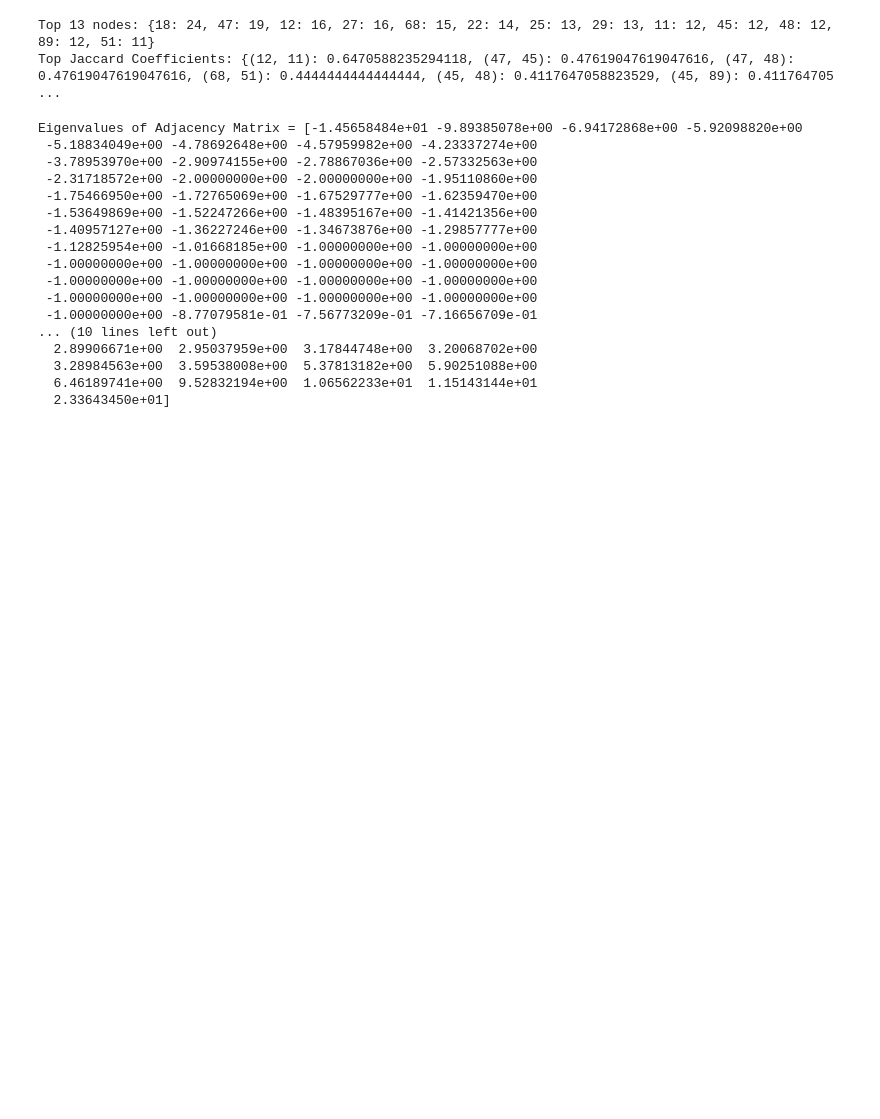
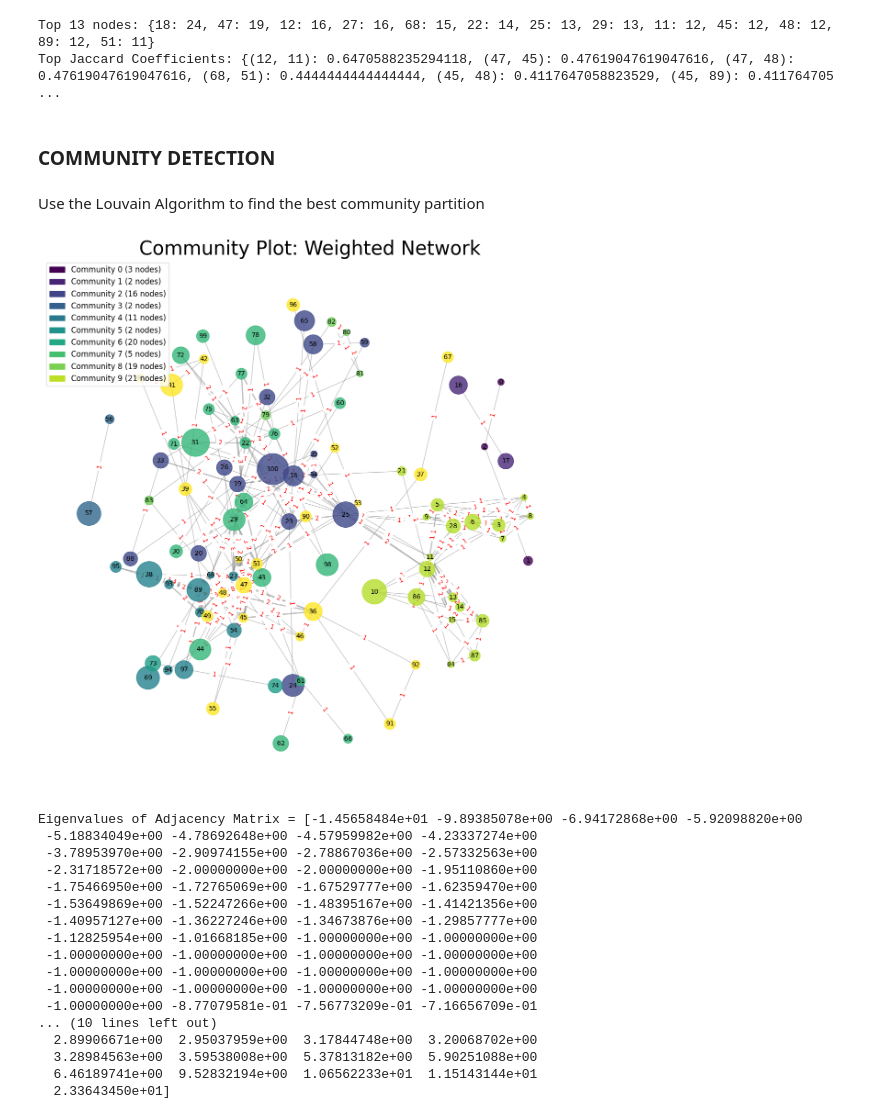
Before and after one commit to Enri98/mafia-network, a Jupyter notebook: project.ipynb, the cells around one changed output. Cells and saved outputs as stored; diff of their text form; code cells hidden in the pictures; blank space fills up the shorter version.

```diff
--- a/project.ipynb
+++ b/project.ipynb
@@ -730,6 +758,53 @@ print(f'Top Jaccard Coefficients: {dict(itertools.islice(dict(sorted(jaccard_coe
 # %% [output]
 Top 13 nodes: {18: 24, 47: 19, 12: 16, 27: 16, 68: 15, 22: 14, 25: 13, 29: 13, 11: 12, 45: 12, 48: 12, 89: 12, 51: 11}
 Top Jaccard Coefficients: {(12, 11): 0.6470588235294118, (47, 45): 0.47619047619047616, (47, 48): 0.47619047619047616, (68, 51): 0.4444444444444444, (45, 48): 0.4117647058823529, (45, 89): 0.411764705 ...
+# %% [markdown]
+### COMMUNITY DETECTION
+# %% [markdown]
+Use the Louvain Algorithm to find the best community partition
+# %%
+communities = community.louvain_communities(G, weight='weight', seed=69)
+# %%
+node_community = {}
+for i, community in enumerate(communities):
+    for node in community:
+        node_community[node] = i
+# %%
+# Visualize the graph
+plt.figure(figsize=(15, 15))
+
+# Use spring layout with a higher k value to spread nodes apart
+pos = nx.spring_layout(G, k=0.5)
+cmap = plt.get_cmap('viridis')
+
+# Drawing nodes
+# node_sizes = [degree[node] * 100 for node in G.nodes()]
+nx.draw_networkx_nodes(G, pos, node_community.keys(), node_size=node_sizes, cmap=cmap, node_color=list(node_community.values()), alpha=0.8)
+
+# Drawing edges
+edge_weights = [G[u][v]['weight'] for u, v in G.edges()]
+nx.draw_networkx_edges(G, pos, width=edge_weights, alpha=0.5, edge_color='gray')
+
+# Adding labels
+nx.draw_networkx_labels(G, pos, font_size=10, font_color='black')
+
+# Adding edge weight labels
+edge_labels = nx.get_edge_attributes(G, 'weight')
+nx.draw_networkx_edge_labels(G, pos, edge_labels=edge_labels, font_color='red')
+
+# Create legend
+community_colors = [cmap(i / len(communities)) for i in range(len(communities))]
+patches = [mpatches.Patch(color=community_colors[i], label=f'Community {i} ({len(communities[i])} nodes)') for i in range(len(communities))]
+plt.legend(handles=patches, loc='best', fontsize=12)
+
+# Title
+plt.title('Community Plot: Weighted Network', fontsize=30)
+
+# Show plot
+plt.axis('off')
+plt.show()
+# %% [output]
+[figure, added]
 # %%
 # Spectral Properties
 adjacency_matrix = nx.adjacency_matrix(G).todense()
```
Also changed, not shown: parts of 15 cells of this notebook.
